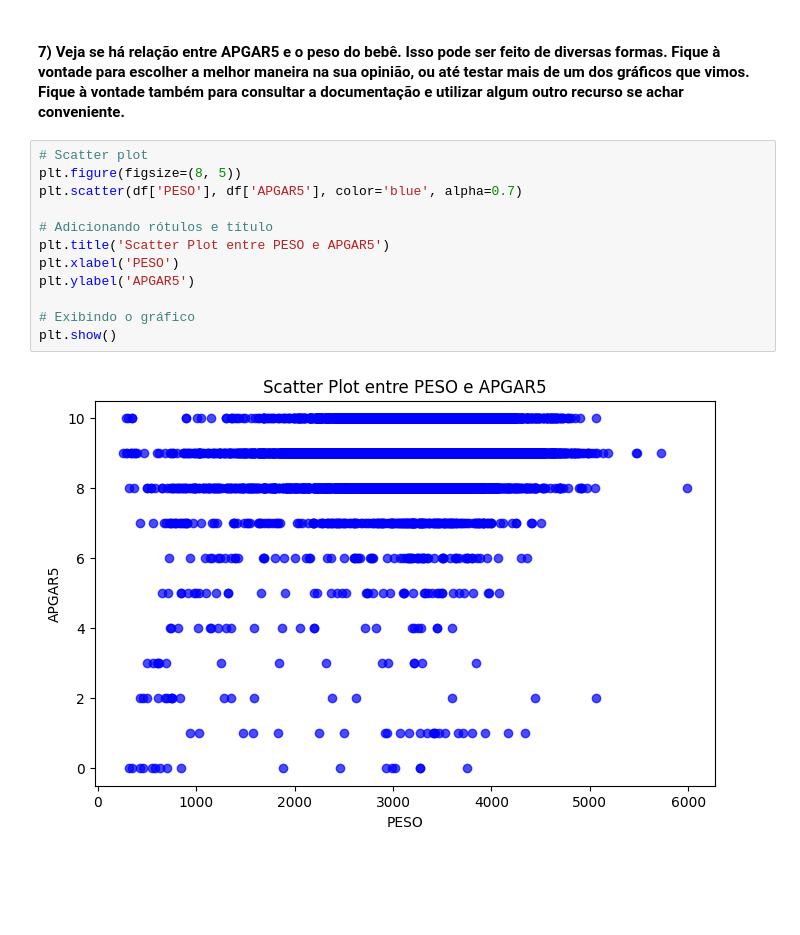
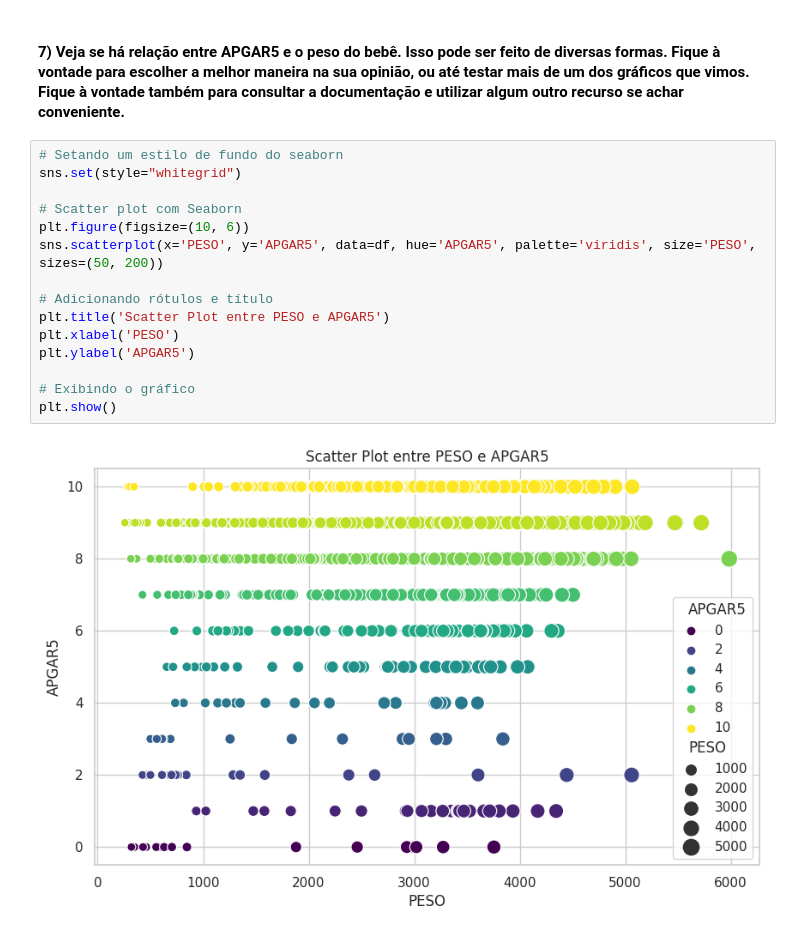
Before and after one commit to IgorCBzxc/volta-zero, a Jupyter notebook: DESCRITIVA I/Tarefa 3/mod06_Tarefa_3 (1).ipynb, the cells around one changed output. Cells and saved outputs as stored; diff of their text form; blank space fills up the shorter version.

```diff
--- a/DESCRITIVA I/Tarefa 3/mod06_Tarefa_3.ipynb
+++ b/DESCRITIVA I/Tarefa 3/mod06_Tarefa_3 (1).ipynb
@@ -106,16 +106,19 @@ O gráfico evidencia que em nascimentos prematuros, com gestação inferior a 37
 # %% [markdown]
 #### 7) Veja se há relação entre APGAR5 e o peso do bebê. Isso pode ser feito de diversas formas. Fique à vontade para escolher a melhor maneira na sua opinião, ou até testar mais de um dos gráficos que vimos. Fique à vontade também para consultar a documentação e utilizar algum outro recurso se achar conveniente.
 # %%
-# Scatter plot
-plt.figure(figsize=(8, 5))
-plt.scatter(df['PESO'], df['APGAR5'], color='blue', alpha=0.7)
+# Setando um estilo de fundo do seaborn
+sns.set(style="whitegrid")
+
+# Scatter plot com Seaborn
+plt.figure(figsize=(10, 6))
+sns.scatterplot(x='PESO', y='APGAR5', data=df, hue='APGAR5', palette='viridis', size='PESO', sizes=(50, 200))
 
 # Adicionando rótulos e título
 plt.title('Scatter Plot entre PESO e APGAR5')
 plt.xlabel('PESO')
 plt.ylabel('APGAR5')
 
 # Exibindo o gráfico
 plt.show()
 # %% [output]
-[figure, old version]
+[figure, new version]
```
